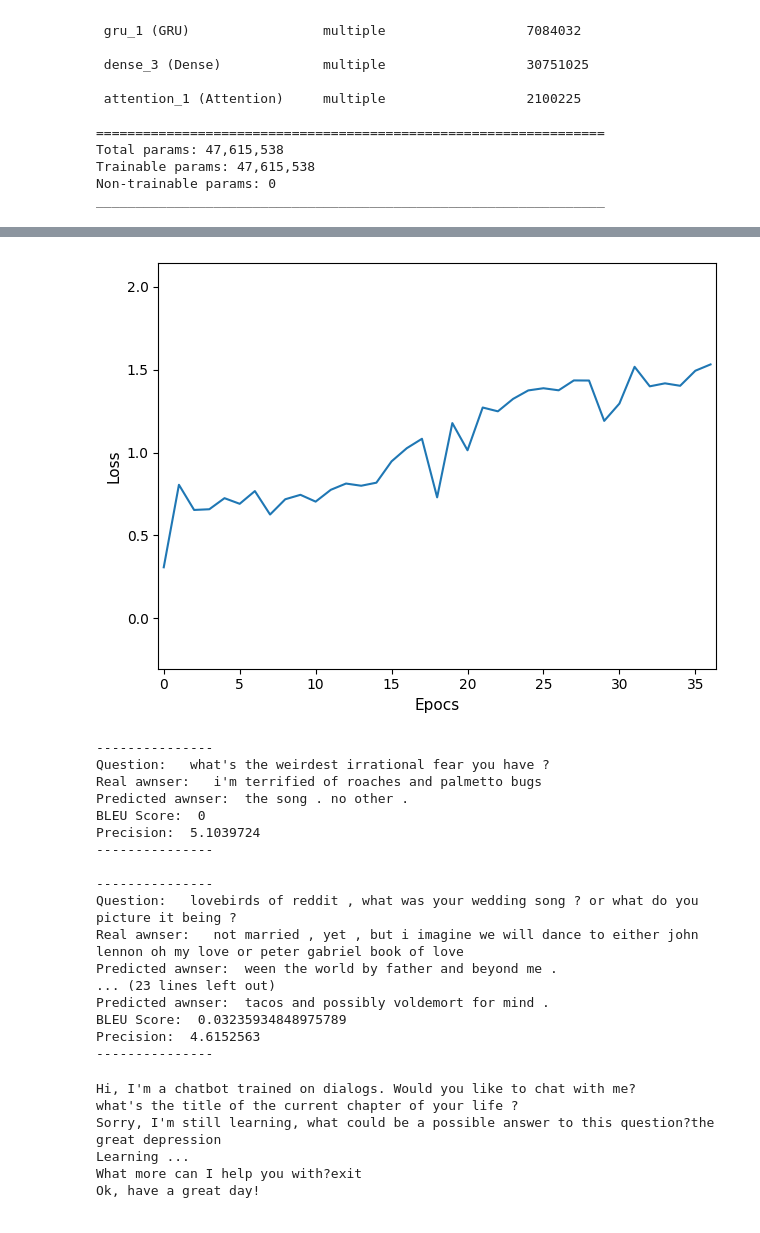
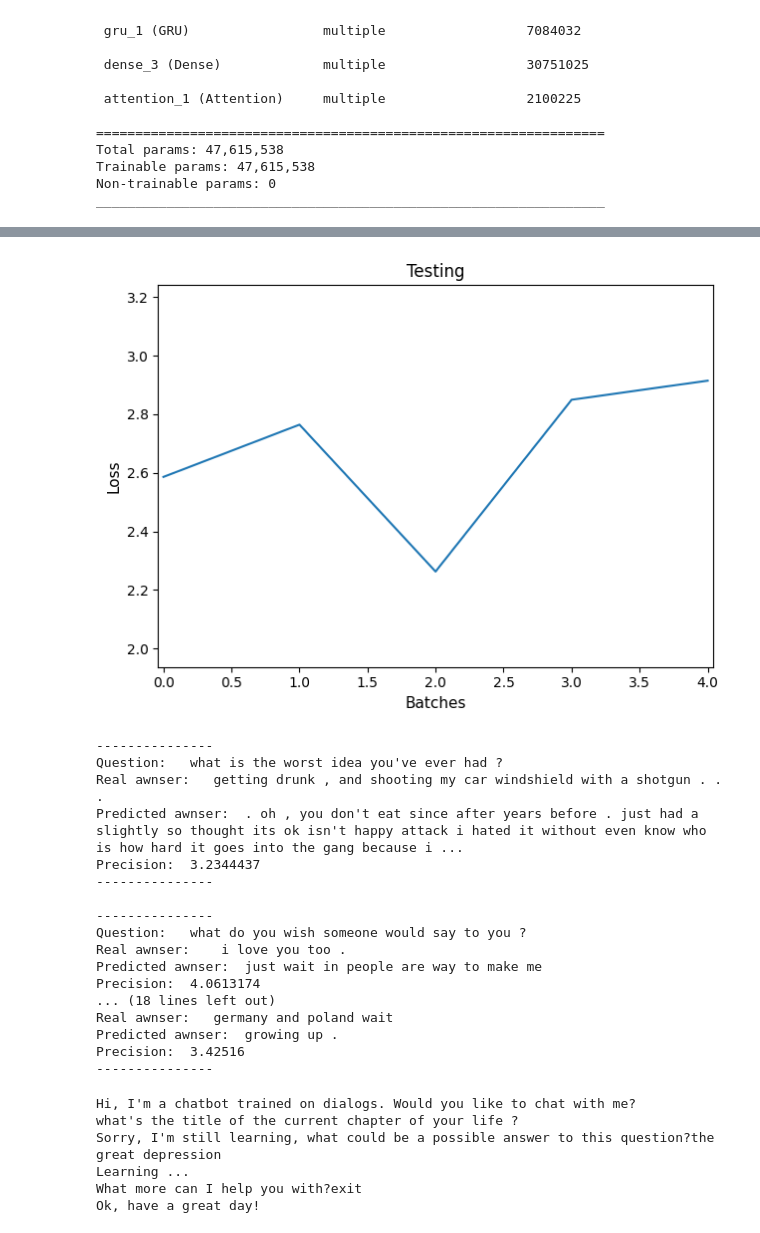
Before and after one commit to cris-scheib/nlp-continual-learning, a Jupyter notebook: TCCII/TCC.ipynb, the cells around one changed output, grey strips where cells are left out. Drawn from its saved outputs; the diff is of its cells as text; code cells hidden in the pictures.

```diff
--- a/TCCII/TCC.ipynb
+++ b/TCCII/TCC.ipynb
@@ -616,19 +636,11 @@ def plot_attention(attention, sentence, predicted_sentence):
     plt.show()
 
 # Function for plotting the loss values
-def plot_loss(loss_values):
+def plot_loss(loss_values, title=None):
     plt.plot(loss_values)
 
-    plt.xlabel('Epocs',fontsize=11)
-    plt.ylabel('Loss',fontsize=11)
-    plt.tight_layout()
-    plt.margins(x=0.01, y=0.5)
-
-    plt.show()
-
-# Function for plotting the loss values
-def plot_precision(loss_values):
-    plt.plot(loss_values)
+    if title:
+        plt.title(title)
 
     plt.xlabel('Batches',fontsize=11)
     plt.ylabel('Loss',fontsize=11)
@@ -680,17 +687,18 @@ Predicted precision: 3.3771812915802
 # %%
 #Ploting loss
-loss_file = open("old_tests/loss_64.txt", "r")
+#loss_file = open("old_tests/loss_64.txt", "r")
+loss_file = open("test_loss.txt", "r")
 data = loss_file.read()
 data_loss_list = data.split("\n")
 loss_file.close()
 
 data_loss_list = [i for i in data_loss_list if i]
 data_loss = [float(i) for i in data_loss_list]
 
 data_loss_mean = list()
 for i in range(int(len(data_loss_list)/ 30)):
     data_loss_mean.append(mean(data_loss[i*30:(i*30)+30]))
 
-plot_loss(data_loss_mean)
+plot_loss(data_loss_mean, 'Testing')
 # %% [output]
-[figure, old version]
+[figure, new version]
@@ -697,6 +707,4 @@ plot_loss(data_loss_mean)
 # %%
-questions, answers = create_dataset(num_examples=None)
-
 for i in range(5):
     index = random.randint(0,len(questions))
     result, _, prediction_percentages = response(questions[index])
@@ -705,26 +713,25 @@ for i in range(5):
     print('Question: ', remove_tags(questions[index]))
     print('Real awnser: ', remove_tags(answers[index]))
     print('Predicted awnser: ', remove_tags(result))
-    print('BLEU Score: ', bleu)
     print('Precision: ', prediction_precision(prediction_percentages))
     print('---------------')
 # %% [output]
 ---------------
-Question:   what's the weirdest irrational fear you have ?
-Real awnser:   i'm terrified of roaches and palmetto bugs
-Predicted awnser:  the song . no other .
-BLEU Score:  0
-Precision:  5.1039724
+Question:   what is the worst idea you've ever had ?
+Real awnser:   getting drunk , and shooting my car windshield with a shotgun . . .
+Predicted awnser:  . oh , you don't eat since after years before . just had a slightly so thought its ok isn't happy attack i hated it without even know who is how hard it goes into the gang because i ...
+Precision:  3.2344437
 ---------------
 
 ---------------
-Question:   lovebirds of reddit , what was your wedding song ? or what do you picture it being ?
-Real awnser:   not married , yet , but i imagine we will dance to either john lennon oh my love or peter gabriel book of love
-Predicted awnser:  ween the world by father and beyond me .
-... (23 lines left out)
-Predicted awnser:  tacos and possibly voldemort for mind .
-BLEU Score:  0.03235934848975789
-Precision:  4.6152563
+Question:   what do you wish someone would say to you ?
+Real awnser:    i love you too .
+Predicted awnser:  just wait in people are way to make me
+Precision:  4.0613174
+... (18 lines left out)
+Real awnser:   germany and poland wait
+Predicted awnser:  growing up .
+Precision:  3.42516
 ---------------
 # %%
 class Chatbot:
```
Also changed, not shown: parts of 14 cells of this notebook.
